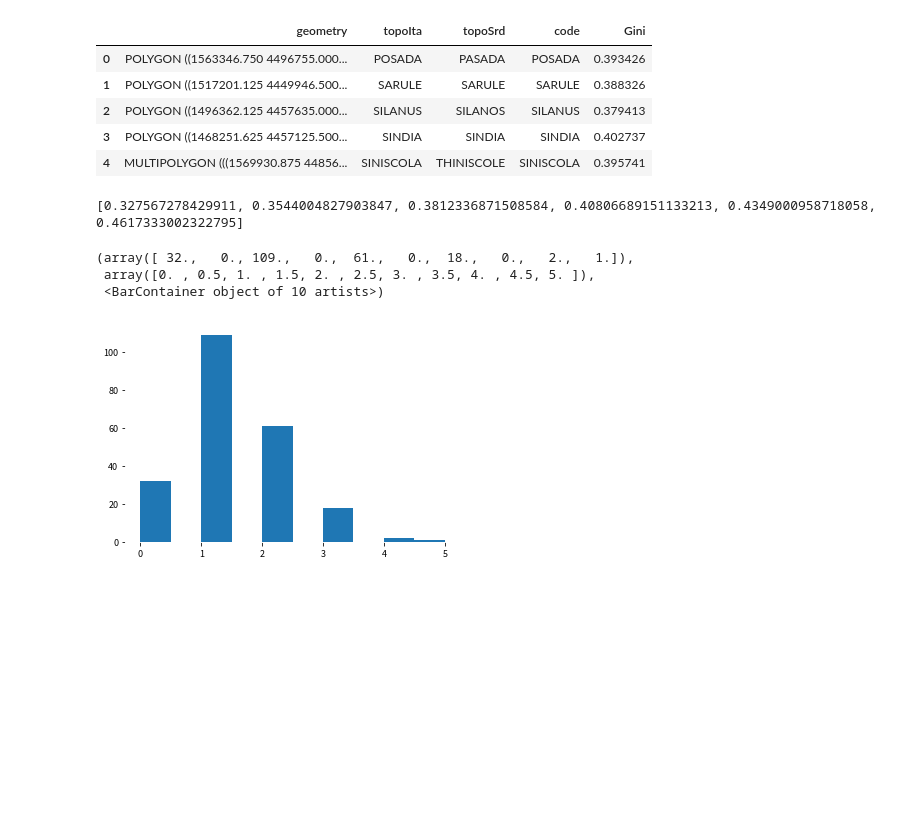
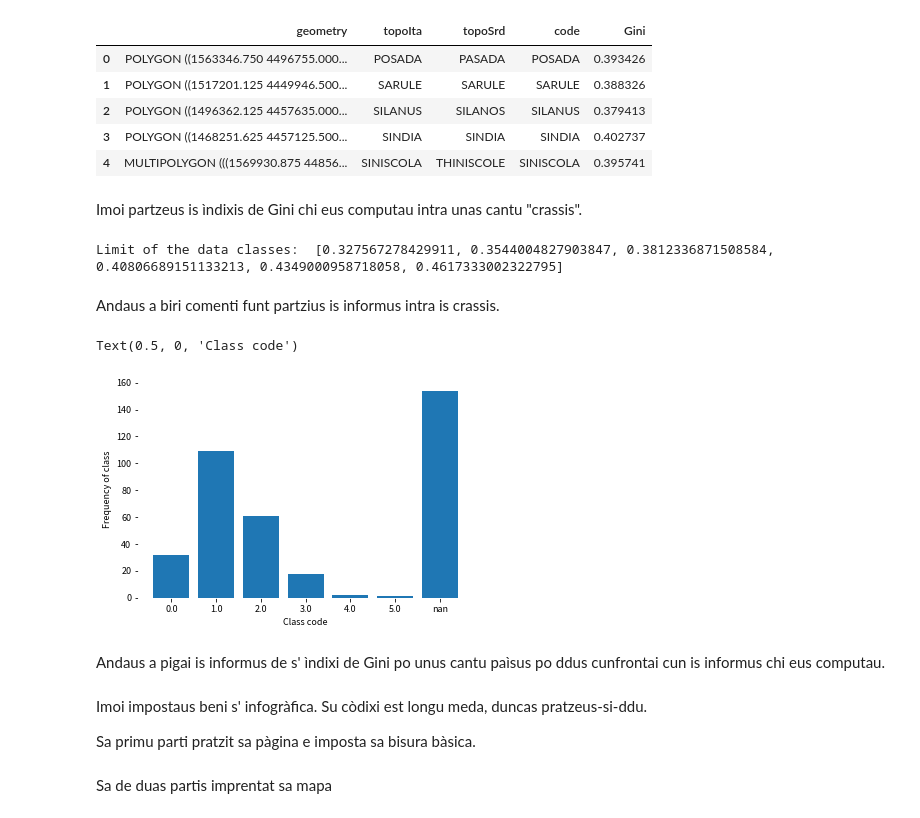
Before and after one commit to sustainablesardinia/educational-poverty, a Jupyter notebook: Gini.ipynb, the cells around one changed output. Cells and saved outputs as stored; diff of their text form; code cells hidden in the pictures; blank space fills up the shorter version.

```diff
--- a/Gini.ipynb
+++ b/Gini.ipynb
@@ -161,35 +170,52 @@ print.head()
 | 2 | POLYGON ((1496362.125 4457635.000... | SILANUS | SILANOS | SILANUS | 0.379413 |
 | 3 | POLYGON ((1468251.625 4457125.500... | SINDIA | SINDIA | SINDIA | 0.402737 |
 | 4 | MULTIPOLYGON (((1569930.875 44856... | SINISCOLA | THINISCOLE | SINISCOLA | 0.395741 |
+# %% [markdown]
+Imoi partzeus is ìndixis de Gini chi eus computau intra unas cantu "crassis".
 # %%
-def _get_classes(df):
+num_classes = 6
+
+
+def _get_classes(df, num_classes):
     actual_min = df['Gini'].min()
     actual_max = df['Gini'].max()
 
-    classes = np.linspace(actual_min, actual_max, 6).tolist() + [actual_min, actual_max]
+    classes = np.linspace(actual_min, actual_max,
+                          num_classes).tolist() + [actual_min, actual_max]
     return sorted(set(classes))
+
 
 def _compute_class(v, classes):
     for index in range(0, len(classes)):
         if v >= classes[index] and v < classes[index+1]:
             return index
-        if v==classes[-1]:
+        if v == classes[-1]:
             return len(classes)-1
     return None
 
-classes = _get_classes(gini_map)
-print(classes)
-gini_map['Class'] = gini_map['Gini'].apply(lambda g: _compute_class(g, classes))
+
+classes = _get_classes(gini_map, num_classes)
+print("Limit of the data classes: ", classes)
+gini_map['Class'] = gini_map['Gini'].apply(
+    lambda g: _compute_class(g, classes))
 # %% [output]
-[0.327567278429911, 0.3544004827903847, 0.3812336871508584, 0.40806689151133213, 0.4349000958718058, 0.4617333002322795]
+Limit of the data classes:  [0.327567278429911, 0.3544004827903847, 0.3812336871508584, 0.40806689151133213, 0.4349000958718058, 0.4617333002322795]
-# %%
-import matplotlib.pyplot as plt
-import matplotlib
-
-matplotlib.pyplot.hist(gini_map['Class'])
-# %% [output]
-(array([ 32.,   0., 109.,   0.,  61.,   0.,  18.,   0.,   2.,   1.]),
- array([0. , 0.5, 1. , 1.5, 2. , 2.5, 3. , 3.5, 4. , 4.5, 5. ]),
- <BarContainer object of 10 artists>)
-[figure, removed]
+# %% [markdown]
+Andaus a biri comenti funt partzius is informus intra is crassis.
+# %%
+import matplotlib.pyplot as plt
+import matplotlib
+
+class_labels, class_counts = np.unique(gini_map['Class'], return_counts=True)
+class_labels = [str(c) for c in class_labels]
+plt.bar(class_labels, class_counts, align='center')
+plt.gca().set_xticks(class_labels)
+plt.ylabel("Frequency of class")
+plt.xlabel("Class code")
+# %% [output]
+Text(0.5, 0, 'Class code')
+[figure, added]
+# %% [markdown]
+Andaus a pigai is informus de s' ìndixi de Gini po unus cantu paìsus po ddus cunfrontai
+cun is informus chi eus computau.
 # %%
@@ -302,0 +238,4 @@ def _plot_whole_map(df, title, label_title, missing_label, info, lang='srd', cla
+# %% [markdown]
+Imoi impostaus beni s' infogràfica. Su còdixi est longu meda, duncas pratzeus-si-ddu.
+
+Sa primu parti pratzit sa pàgina e imposta sa bisura bàsica.
@@ -302,0 +273,2 @@ def _plot_whole_map(df, title, label_title, missing_label, info, lang='srd', cla
+# %% [markdown]
+Sa de duas partis imprentat sa mapa
```
Also changed, not shown: parts of 15 cells of this notebook, 6 other files.
